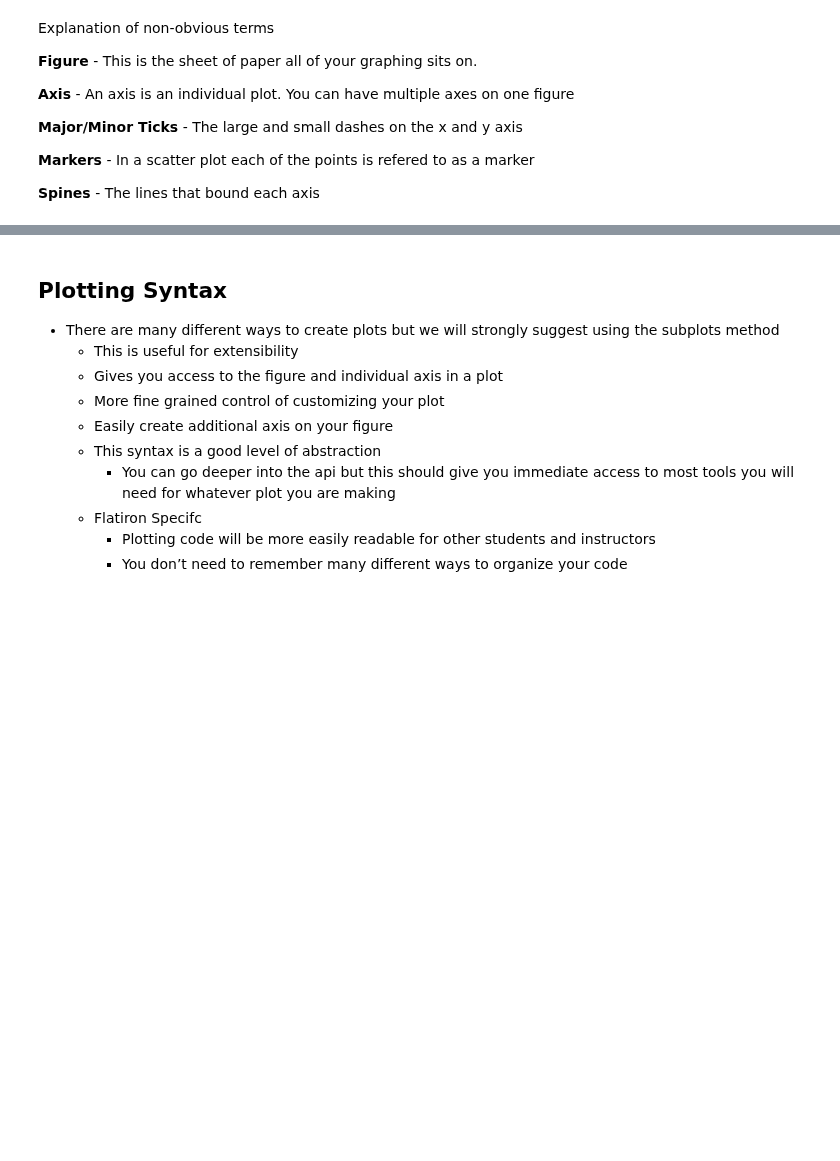
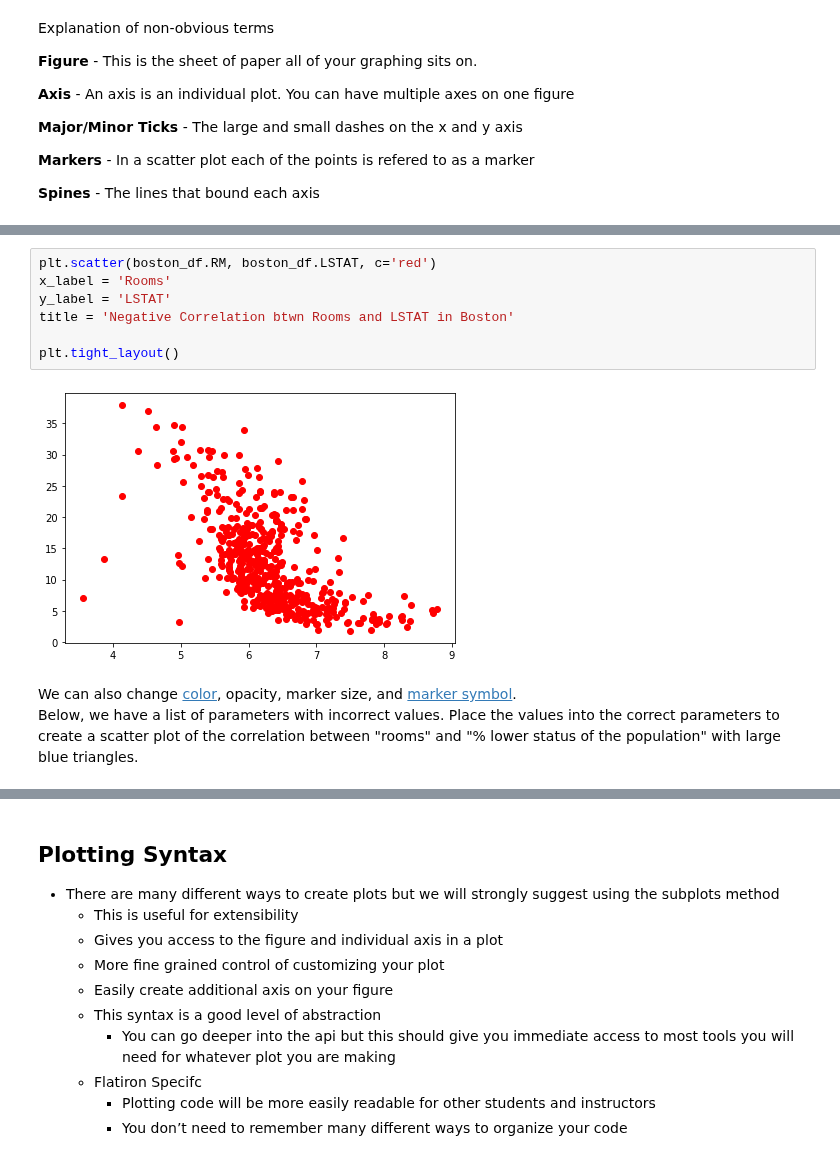
Before and after one commit to lecritch/data_viz_chi_sea_ds_051120, a Jupyter notebook: matplotlib.ipynb, the cells around one changed output, grey strips where cells are left out. Drawn from its saved outputs; the diff is of its cells as text; blank space fills up the shorter version.

Commit message:
Add activity matplotlib version to master branch

```diff
--- a/matplotlib.ipynb
+++ b/matplotlib.ipynb
@@ -282,0 +171,12 @@ __Spines__ - The lines that bound each axis
+# %%
+plt.scatter(boston_df.RM, boston_df.LSTAT, c='red')
+x_label = 'Rooms'
+y_label = 'LSTAT'
+title = 'Negative Correlation btwn Rooms and LSTAT in Boston'
+
+plt.tight_layout()
+# %% [output]
+[figure, added]
+# %% [markdown]
+We can also change [color](https://matplotlib.org/3.1.0/gallery/color/named_colors.html), opacity, marker size, and [marker symbol](https://matplotlib.org/3.2.1/api/markers_api.html).
+Below, we have a list of parameters with incorrect values.  Place the values into the correct parameters to create a scatter plot of the correlation between "rooms" and "% lower status of the population" with large blue triangles.
```
Also changed, not shown: parts of 67 cells of this notebook, 2 other files.
